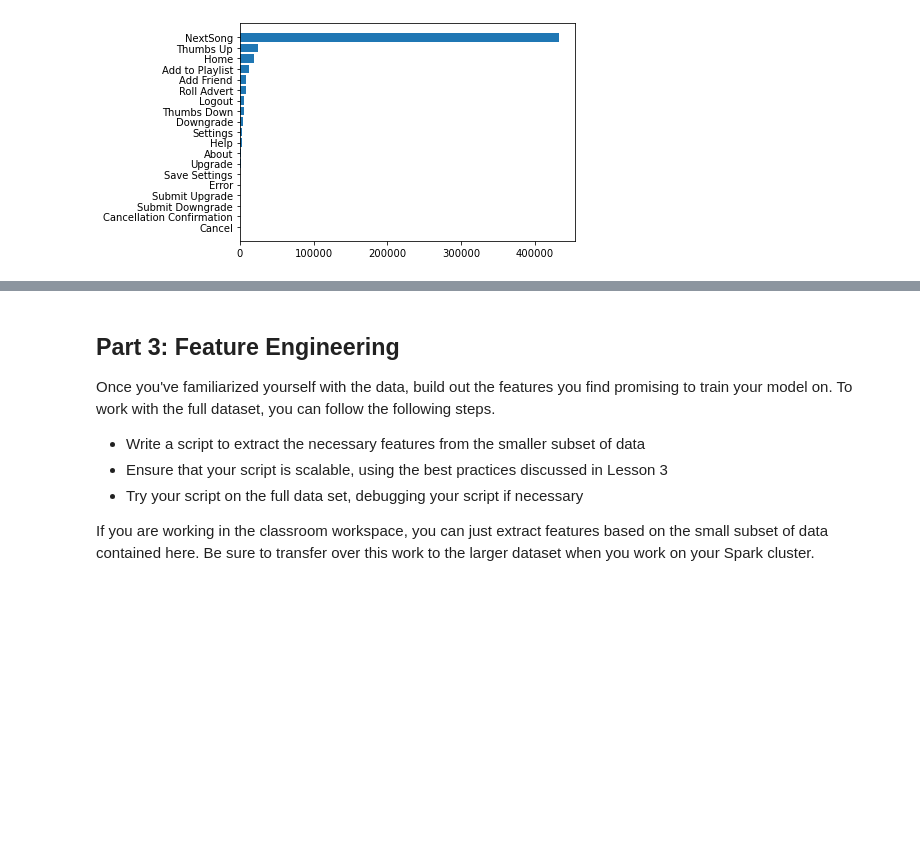
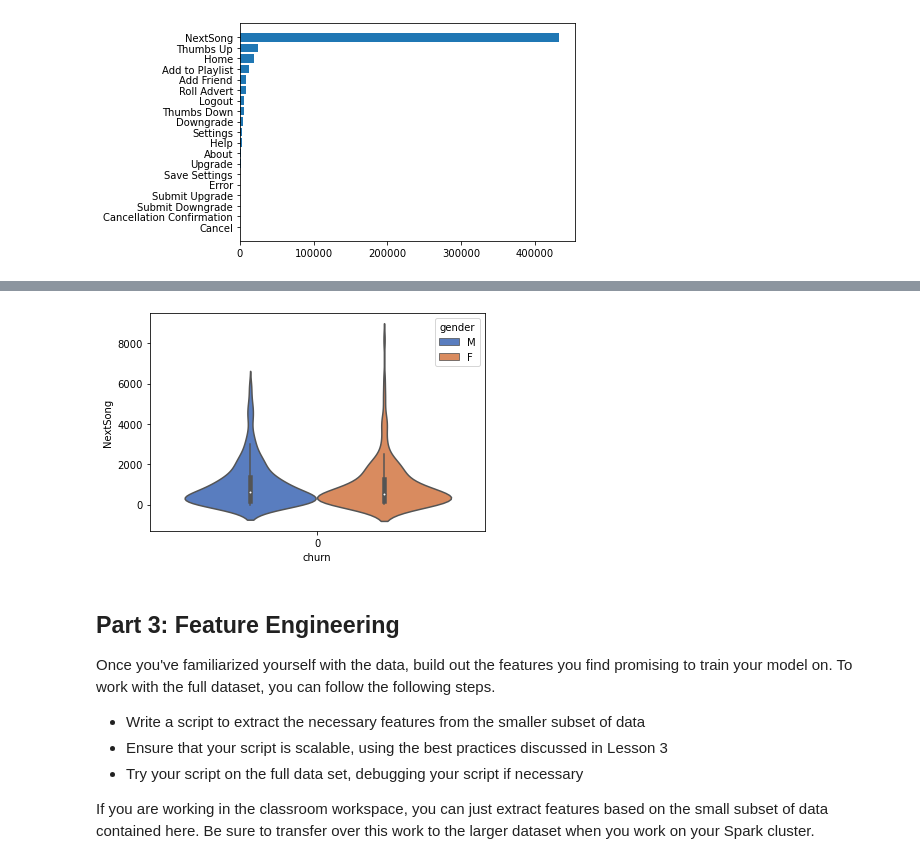
Before and after one commit to texcindy99/Spark_Machine_Learning, a Jupyter notebook: Spark_ML_Music_Service.ipynb, the cells around one changed output, grey strips where cells are left out. Cells and saved outputs as stored; diff of their text form; code cells hidden in the pictures; blank space fills up the shorter version.

Commit message:
Update notebook with violin plot

```diff
--- a/Spark_ML_Music_Service.ipynb
+++ b/Spark_ML_Music_Service.ipynb
@@ -225,0 +237,13 @@ plt.barh(user_activity.page, user_activity.activity_count);
+# %%
+user_lifetime = spark.sql('''
+          SELECT userId, churn, gender, page, COUNT(*) as song_count
+          FROM df_cleaned
+          where page="NextSong"
+          OR page="Thumbs Up"
+          OR page="Add to Playlist"
+          GROUP BY userId, churn, gender, page
+          ORDER BY COUNT(*)
+          '''
+          )
+# %%
+user_lifetime = user_lifetime.toPandas()
@@ -226,3 +254,10 @@ plt.barh(user_activity.page, user_activity.activity_count);
+# %%
+df_lifetime = user_lifetime.pivot_table(index=['userId','churn','gender'], values='song_count', columns='page').reset_index()
+# %%
+ax = sns.violinplot(x="churn", y="NextSong", hue="gender",
+                    data=df_lifetime, palette="muted")
+# %% [output]
+[figure, added]
 # %% [markdown]
 ## <a class="anchor" id="part3"> Part 3: Feature Engineering </a>
 
```
Also changed, not shown: parts of 6 cells of this notebook.
